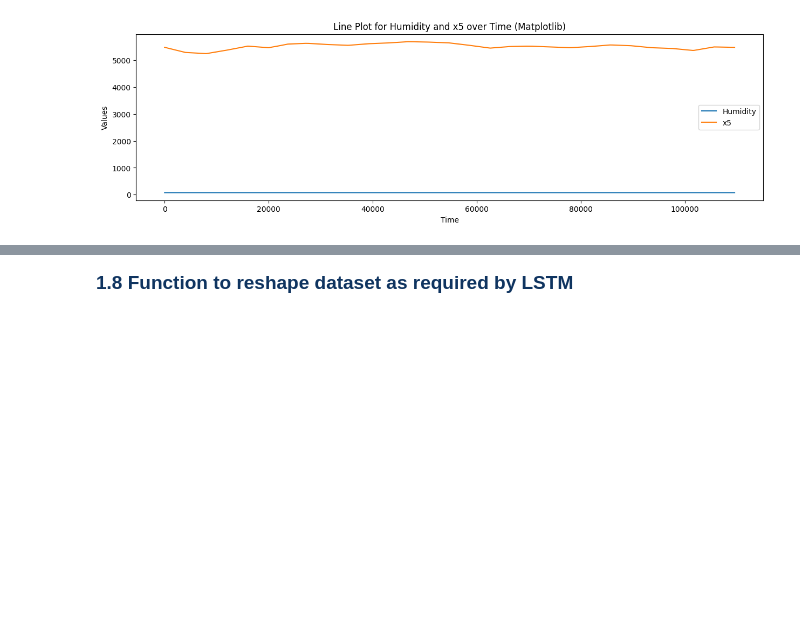
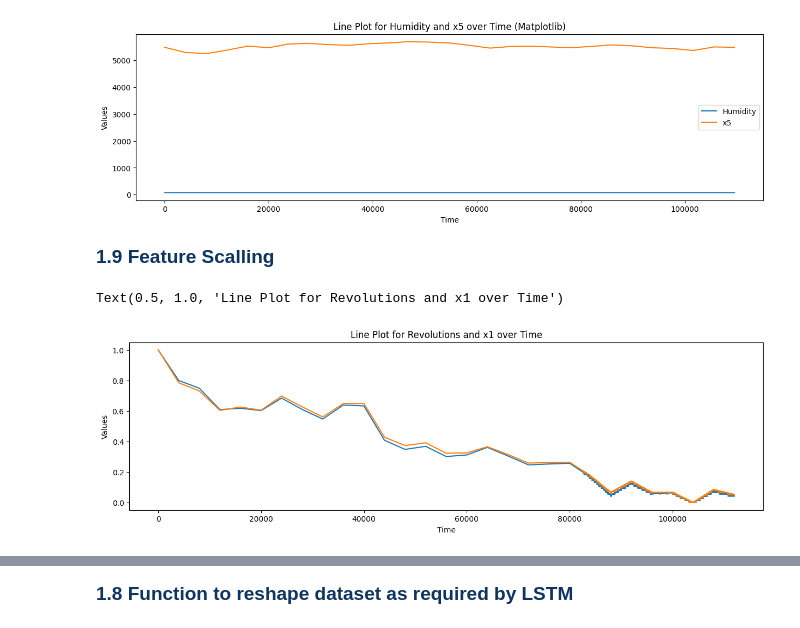
Before and after one commit to Zyad-Abdelhafiz/Elevator-Predictive-Maintenance, a Jupyter notebook: EPM.ipynb, the cells around one changed output, grey strips where cells are left out. Saved outputs shown, nothing was run; the diff lists cells and outputs as text; code cells hidden in the pictures; blank space fills up the shorter version.

```diff
--- a/EPM.ipynb
+++ b/EPM.ipynb
@@ -449,3 +449,46 @@ plt.legend()
 plt.show()
 # %% [output]
 [figure]
+# %% [markdown]
+ <span style="color:#0F3460;font-size:19px; font-weight: bold;">1.9 Feature Scalling</span>
+# %%
+#feature scaling
+from sklearn.preprocessing import MinMaxScaler
+
+scaler = MinMaxScaler()
+train_df['revolutions'] = scaler.fit_transform(train_df['revolutions'].values.reshape(-1,1))
+train_df['humidity'] = scaler.fit_transform(train_df['humidity'].values.reshape(-1,1))
+train_df['vibration'] = scaler.fit_transform(train_df['vibration'].values.reshape(-1,1))
+train_df['x1'] = scaler.fit_transform(train_df['x1'].values.reshape(-1,1))
+train_df['x2'] = scaler.fit_transform(train_df['x2'].values.reshape(-1,1))
+train_df['x3'] = scaler.fit_transform(train_df['x3'].values.reshape(-1,1))
+train_df['x4'] = scaler.fit_transform(train_df['x4'].values.reshape(-1,1))
+train_df['x5'] = scaler.fit_transform(train_df['x5'].values.reshape(-1,1))
+
+train_df.head()
+
+# Prepare data for revolutions vs. x1 plot
+revolutions = train_df['revolutions']
+x1 = train_df['x1']
+time_revolutions = np.arange(len(revolutions))
+
+humidity = train_df['humidity']
+x5 = train_df['x5']
+time_humidity = np.arange(len(humidity))
+
+# Create a figure and axis for revolutions vs. x1 plot
+
+plt.figure(figsize=(15, 4))
+
+plt.plot(time_revolutions, revolutions, label='Revolutions')
+
+plt.plot(time_revolutions, x1, label='x1')
+
+plt.xlabel('Time')
+
+plt.ylabel('Values')
+
+plt.title('Line Plot for Revolutions and x1 over Time')
+# %% [output]
+Text(0.5, 1.0, 'Line Plot for Revolutions and x1 over Time')
+[figure, added]
```
Also changed, not shown: parts of 12 cells of this notebook.
